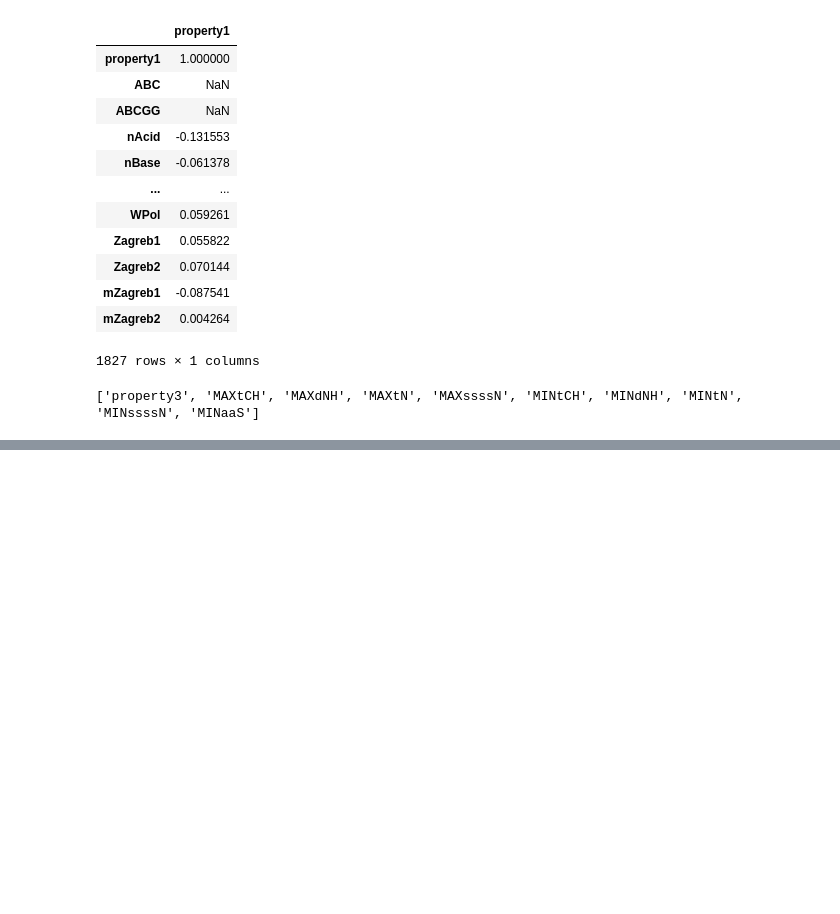
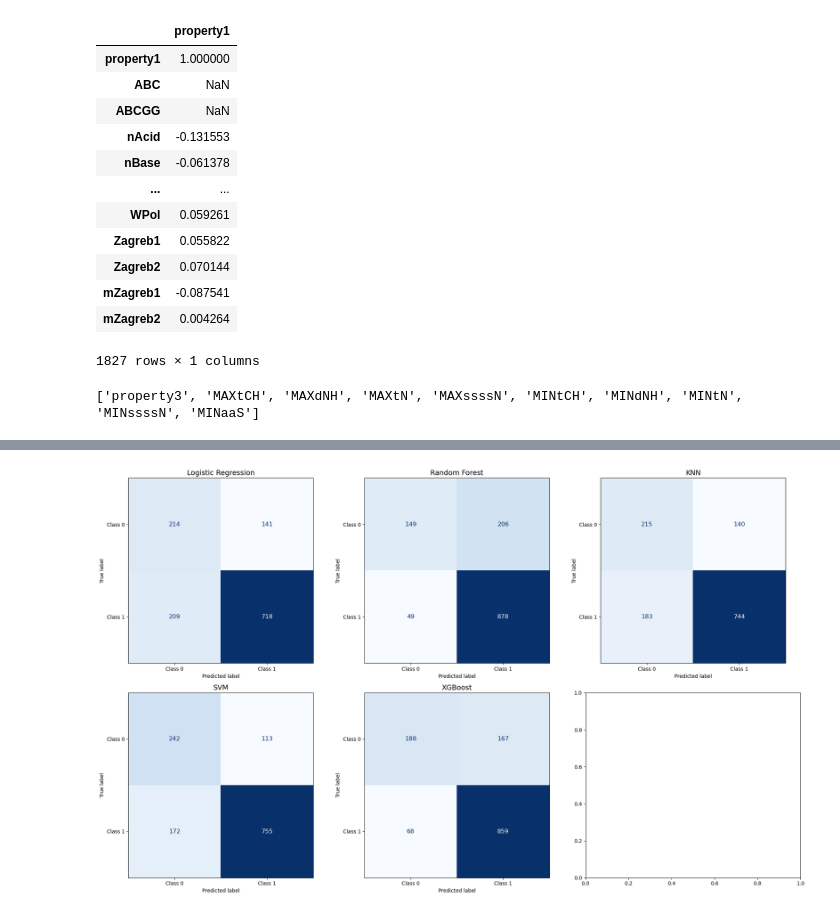
Before and after one commit to DPazY/coursework, a Jupyter notebook: coursework.ipynb, the cells around one changed output, grey strips where cells are left out. Saved outputs shown, nothing was run; the diff lists cells and outputs as text; code cells hidden in the pictures; blank space fills up the shorter version.

```diff
--- a/coursework.ipynb
+++ b/coursework.ipynb
@@ -365,0 +433,26 @@ print(results_df.sort_values(by='accuracy', ascending=False))
+# %%
+from sklearn.metrics import ConfusionMatrixDisplay
+
+fig, axes = plt.subplots(2, 3, figsize=(20, 12))
+axes = axes.ravel()
+
+for idx, (name, model) in enumerate(models.items()):
+    try:
+        y_pred = model.predict(X_test)
+        ConfusionMatrixDisplay.from_predictions(
+            y_test,
+            y_pred,
+            ax=axes[idx],
+            colorbar=False,
+            cmap='Blues',
+            display_labels=['Class 0', 'Class 1'],
+            text_kw={'fontsize': 12}
+        )
+        axes[idx].set_title(name, fontsize=14)
+    except Exception as e:
+        print(f"Ошибка для {name}: {str(e)}")
+
+plt.tight_layout()
+plt.show()
+# %% [output]
+[figure, added]
```
Also changed, not shown: parts of 11 cells of this notebook.
